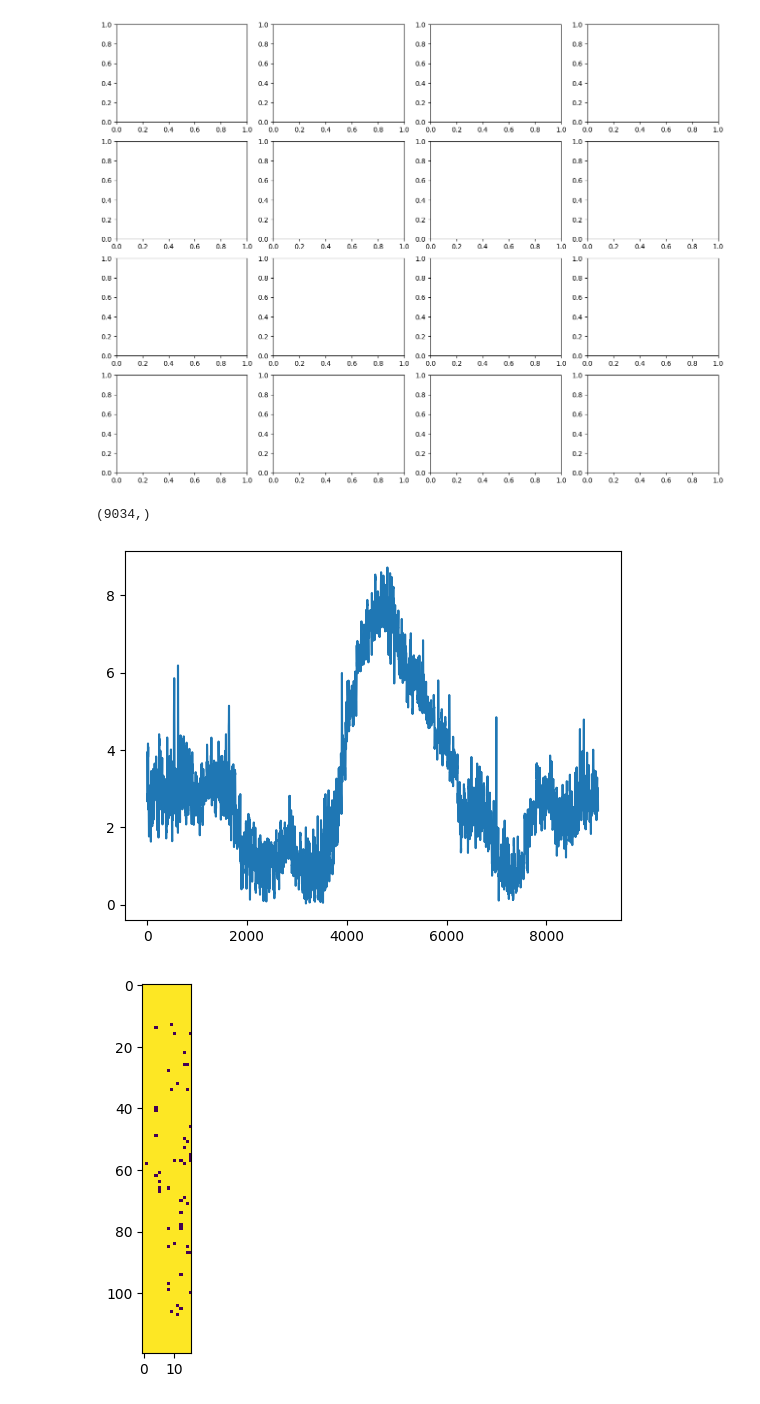
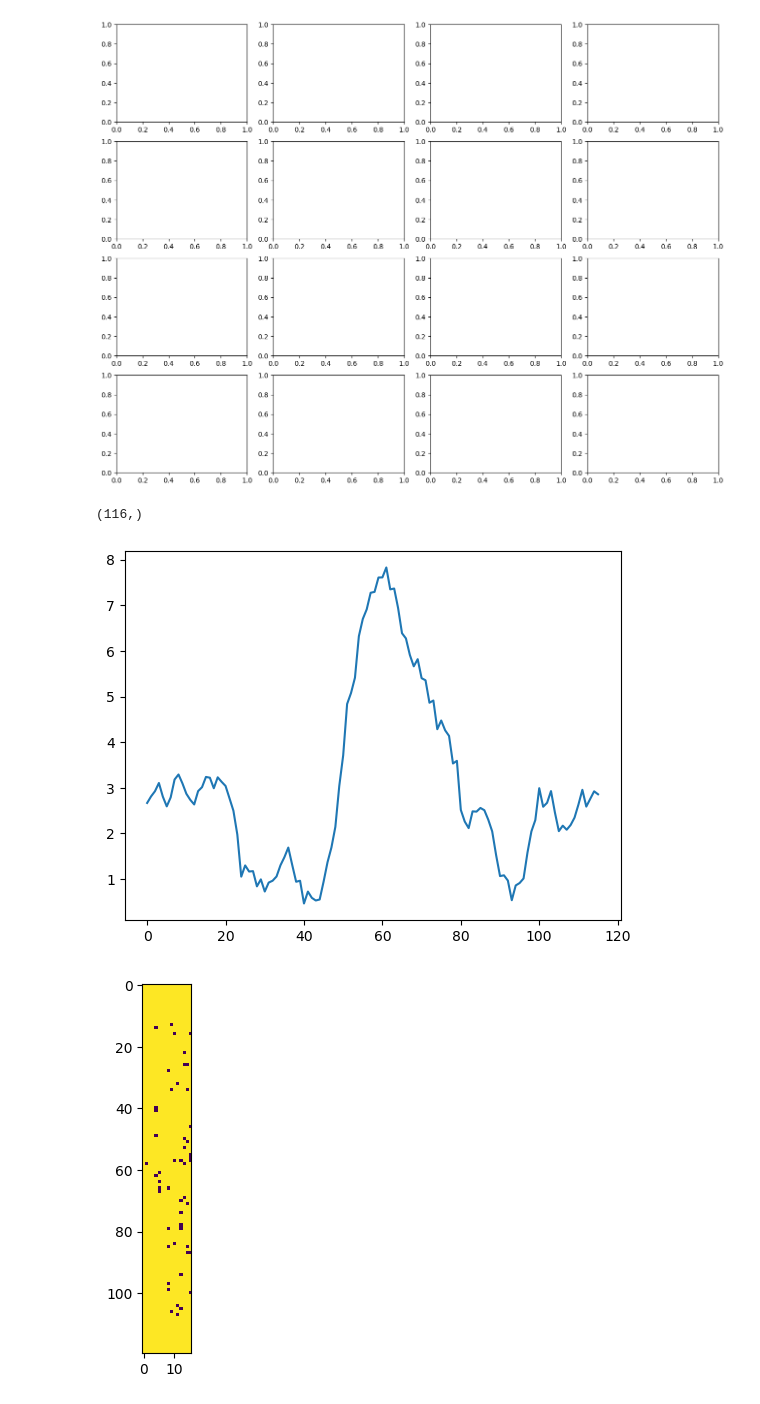
Before and after one commit to WirelessLabAtUCLA/mmWave-data-collection, a Jupyter notebook: data_processing/notebooks/test_data.ipynb, the cells around one changed output. Drawn from its saved outputs; the diff is of its cells as text; code cells hidden in the pictures.

```diff
--- a/data_processing/test_data.ipynb
+++ b/data_processing/notebooks/test_data.ipynb
@@ -54,7 +51,7 @@ ValueError: too many values to unpack (expected 2)
 
 #     channel_data = np.vstack((channel_data, csi_data))
 
-channel_data = session.get_csi_data(averaged=False)
+channel_data = session.get_csi_data(averaged=True)
 
 avg_channel = np.sum(channel_data, axis=1)
 print(avg_channel.shape)
@@ -62,35 +59,35 @@ print(avg_channel.shape)
 plt.figure()
 plt.plot(np.abs(avg_channel))
 plt.show()
 
 # num_samples = channel_data.shape[0] - 1
 # valid_antennas = [0, 1, 2, 3, 4, 5, 6, 7, 8, 9, 11, 13, 21, 23, 25, 27]
 
 # theta_vals = np.linspace(-80, 80, 120)
 # theta_vals = np.deg2rad(theta_vals)
 # num_samples = 120
 
 # # Create antenna arrays for each sample
 # spacing = 0.58 * 58.32 / 60.48
 # antenna_arrays = [AntennaArray() for _ in range(num_samples)]
 # antenna_arrays_real = [AntennaArray() for _ in range(num_samples)]
 # for i in range(num_samples):
 #     averaged_channel_data = np.mean(channel_data[i*10:(i+1)*10, :], axis=0)
 
 #     for antenna in range(32):
 #         if antenna not in valid_antennas:
 #             continue
 #         antenna_arrays[i].add_element(ordering_sets[antenna, 0]*spacing - np.sign(ordering_sets[antenna, 0])*spacing/2,
 #             0, ordering_sets[antenna, 1]*spacing - np.sign(ordering_sets[antenna, 1])*spacing/2)
 #         antenna_arrays_real[i].add_element(ordering_sets[antenna, 0]*spacing - np.sign(ordering_sets[antenna, 0])*spacing/2,
 #             0, ordering_sets[antenna, 1]*spacing - np.sign(ordering_sets[antenna, 1])*spacing/2)
 
 #     w = antenna_arrays[i].get_conjugate_beamformer(az=theta_vals[i], el=np.rad2deg(30))
 #     antenna_arrays[i].set_weights(w)
 #     antenna_arrays_real[i].set_weights(np.conjugate(averaged_channel_data))
 # %% [output]
-(9034,)
+(116,)
-[figure, old version]
+[figure, new version]
 # %%
 # Element Factor Estimation
 element_factor = np.zeros((np.shape(theta_vals)[0], 16), dtype=np.complex128)
```
Also changed, not shown: parts of 1 cell of this notebook, 4 other files.
